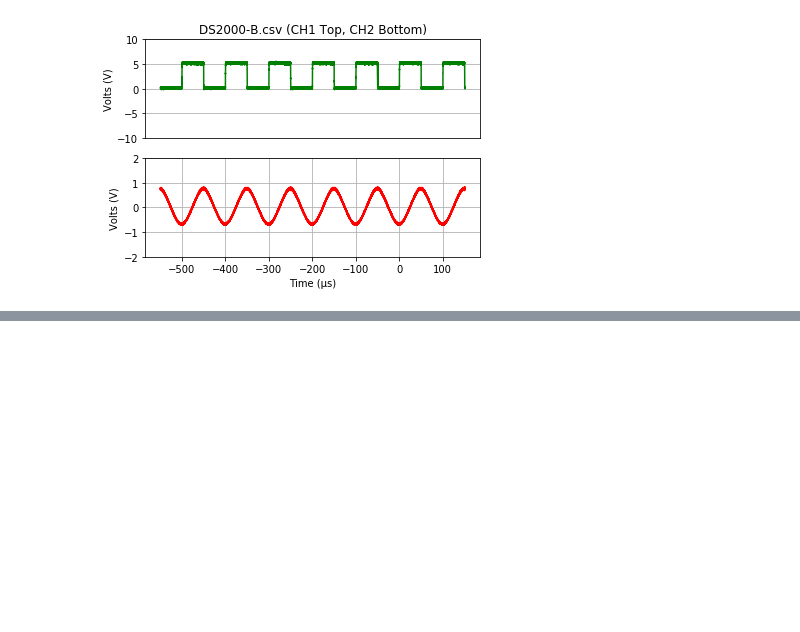
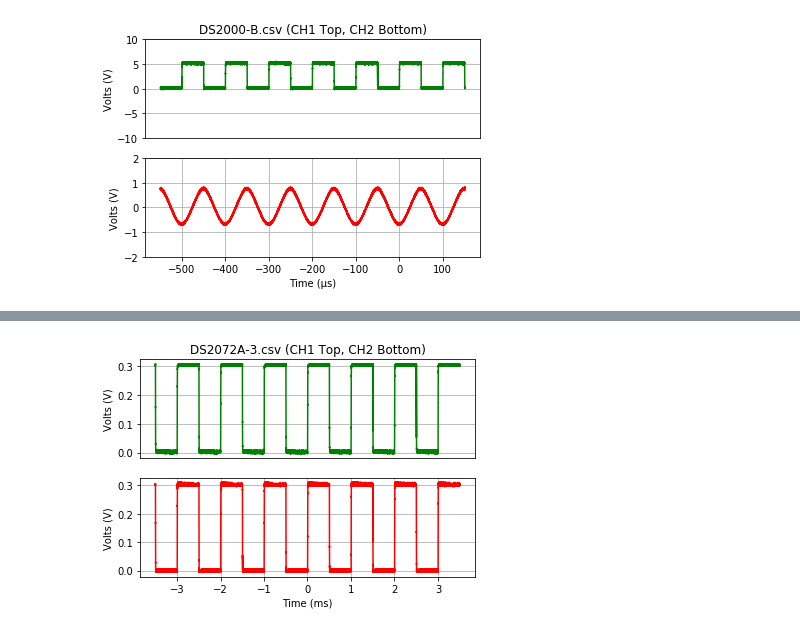
Before and after one commit to scottprahl/RigolWFM, a Jupyter notebook: docs/1-DS2000-Waveforms.ipynb, the cells around one changed output, grey strips where cells are left out. Cells and saved outputs as stored; diff of their text form; code cells hidden in the pictures; blank space fills up the shorter version.

```diff
--- a/docs/1-DS2000-Waveforms.ipynb
+++ b/docs/1-DS2000-Waveforms.ipynb
@@ -198,0 +325,7 @@ plt.show()
+# %%
+# raw=true is needed because this is a binary file
+wfm_url = repo + "DS2072A-3.wfm" + "?raw=true"
+
+w = rigol.Wfm.from_url(wfm_url, 'DS2000')
+description = w.describe()
+print(description)
@@ -198,0 +350,21 @@ plt.show()
+# %%
+ch = w.channels[0]
+plt.subplot(211)
+plt.plot(ch.times*1e3, ch.volts, color='green')
+plt.title(filename + " (CH1 Top, CH2 Bottom)")
+plt.ylabel("Volts (V)")
+#plt.ylim(-10,10)
+plt.grid(True)
+plt.xticks([])
+
+ch = w.channels[1]
+plt.subplot(212)
+plt.plot(ch.times*1e3, ch.volts, color='red')
+plt.xlabel("Time (ms)")
+plt.ylabel("Volts (V)")
+#plt.ylim(-2,2)
+plt.grid(True)
+
+plt.show()
+# %% [output]
+[figure, added]
```
Also changed, not shown: parts of 13 cells of this notebook, 2 other files.
